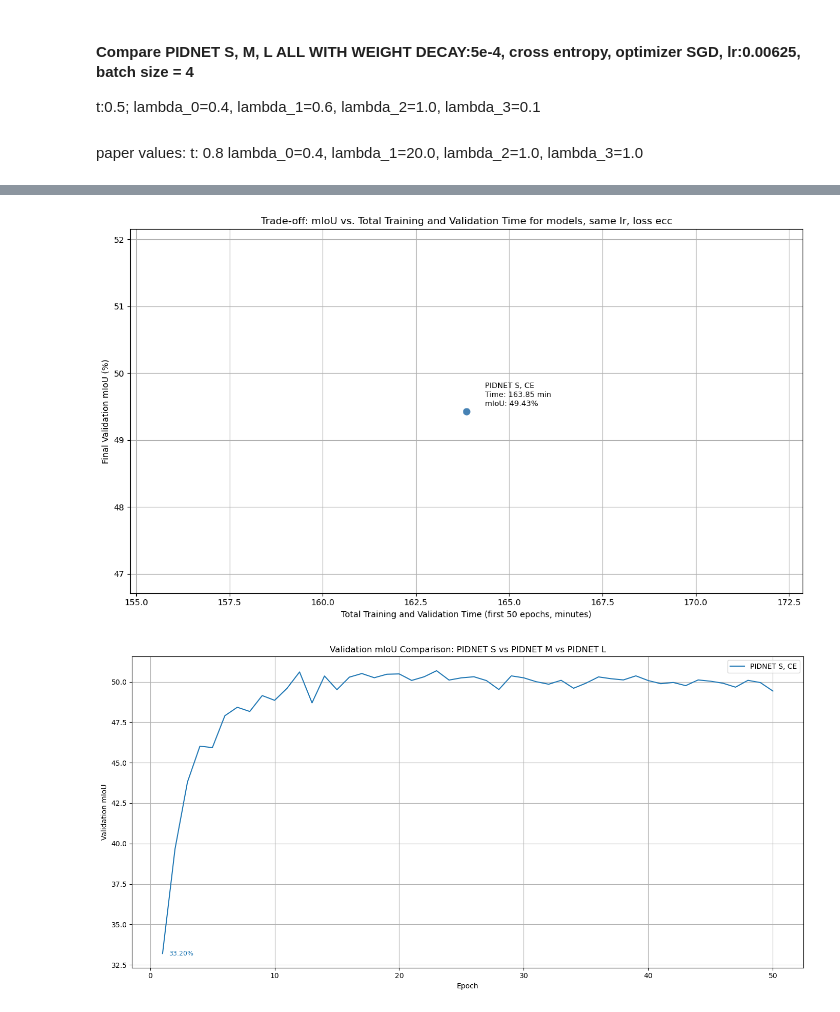
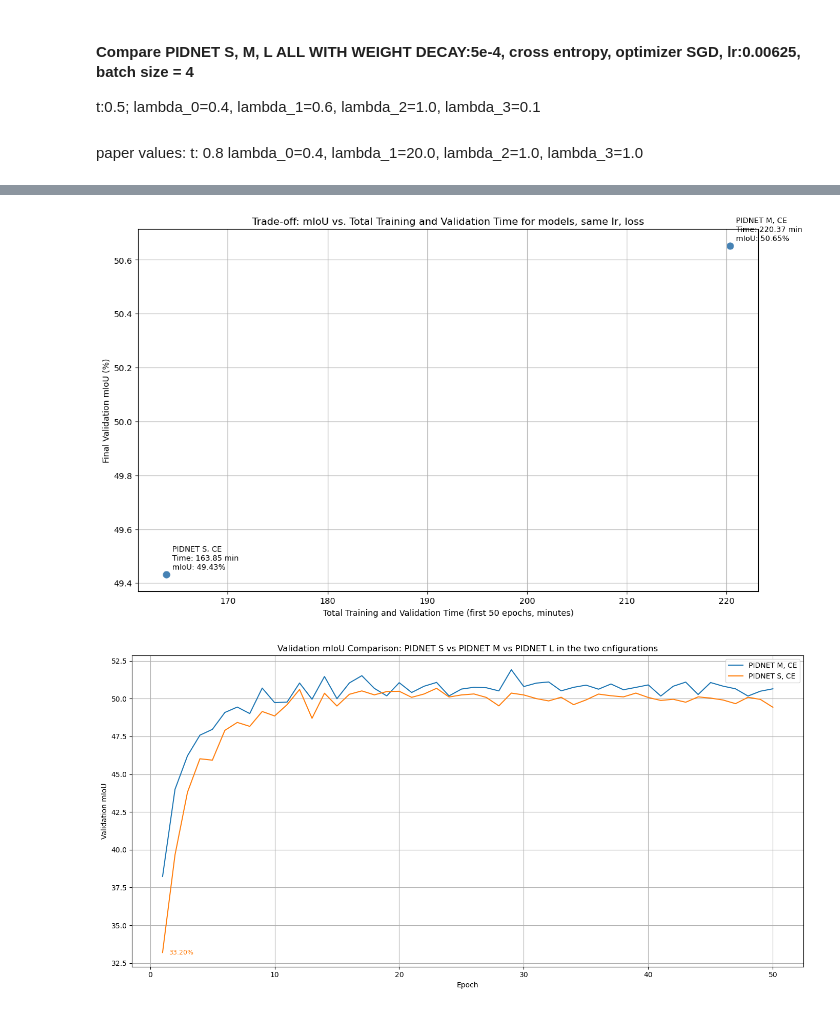
Before and after one commit to elisabettaroviera/MLDL-Project, a Jupyter notebook: comparison_PIDNETS.ipynb, the cells around one changed output, grey strips where cells are left out. Drawn from its saved outputs; the diff is of its cells as text; code cells hidden in the pictures.

```diff
--- a/comparison_PIDNETS.ipynb
+++ b/comparison_PIDNETS.ipynb
@@ -52,7 +52,7 @@ def process_df(df, label):
 
 # Process datasets
 process_df(df_pidnet_s, 'PIDNET S, CE')
-#process_df(df_pidnet_m, 'PIDNET M, CE')
+process_df(df_pidnet_m, 'PIDNET M, CE')
 #process_df(df_pidnet_l, 'PIDNET L, CE')
 #process_df(df_pidnet_s_paper, 'PIDNET S, CE PAPER VALUES')
 #process_df(df_pidnet_m_paper, 'PIDNET M, CE PAPER VALUES')
@@ -82,7 +82,7 @@ plt.grid(True)
 plt.tight_layout()
 plt.show()
 # %% [output]
-[figure, old version]
+[figure, new version]
 # %%
 import pandas as pd
 import matplotlib.pyplot as plt
@@ -94,33 +94,33 @@ last_s = df_pidnet_s.iloc[-1]
 
 # --- Plot ---
 plt.figure(figsize=(14, 7))
 
 # Plot the mIoU curves
 #line_l, = plt.plot(df_pidnet_l['epoch'], df_pidnet_l['val_mIoU'], label='PIDNET L, CE')
-#line_m, = plt.plot(df_pidnet_m['epoch'], df_pidnet_m['val_mIoU'], label='PIDNET M, CE')
+line_m, = plt.plot(df_pidnet_m['epoch'], df_pidnet_m['val_mIoU'], label='PIDNET M, CE')
 line_s, = plt.plot(df_pidnet_s['epoch'], df_pidnet_s['val_mIoU'], label='PIDNET S, CE')
 
 #line_l_paper, = plt.plot(df_pidnet_l_paper['epoch'], df_pidnet_l_paper['val_mIoU'], label='PIDNET L, CE')
 #line_m_paper, = plt.plot(df_pidnet_m_paper['epoch'], df_pidnet_m_paper['val_mIoU'], label='PIDNET M, CE')
-line_s_paper, = plt.plot(df_pidnet_s_paper['epoch'], df_pidnet_s_paper['val_mIoU'], label='PIDNET S, CE')
+#line_s_paper, = plt.plot(df_pidnet_s_paper['epoch'], df_pidnet_s_paper['val_mIoU'], label='PIDNET S, CE')
 
 # --- Annotate final mIoU values ---
 text_offset_x = 0.5
 
 #plt.text(last_l['epoch'] + text_offset_x, last_l['val_mIoU'], f"{last_l['val_mIoU']:.2f}%",
 #         color=line_l.get_color(), ha='left', va='center', fontsize=9)
 #plt.text(last_m['epoch'] + text_offset_x, last_m['val_mIoU'], f"{last_m['val_mIoU']:.2f}%",
 #         color=line_m.get_color(), ha='left', va='center', fontsize=9)
 plt.text(last_s['epoch'] + text_offset_x, last_s['val_mIoU'], f"{last_s['val_mIoU']:.2f}%",
          color=line_s.get_color(), ha='left', va='center', fontsize=9)
 
 # --- Styling ---
 plt.xlabel('Epoch')
 plt.ylabel('Validation mIoU')
 plt.title('Validation mIoU Comparison: PIDNET S vs PIDNET M vs PIDNET L in the two cnfigurations')
 plt.legend()
 plt.grid(True)
 plt.tight_layout()
 plt.show()
 # %% [output]
-[figure, old version]
+[figure, new version]
```
Also changed, not shown: parts of 1 cell of this notebook, 4 other files.
